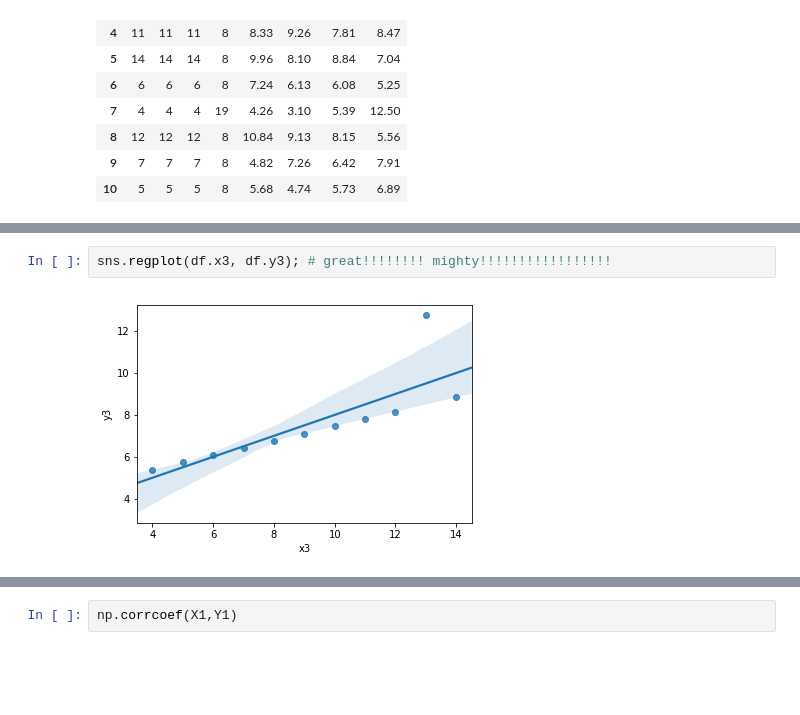
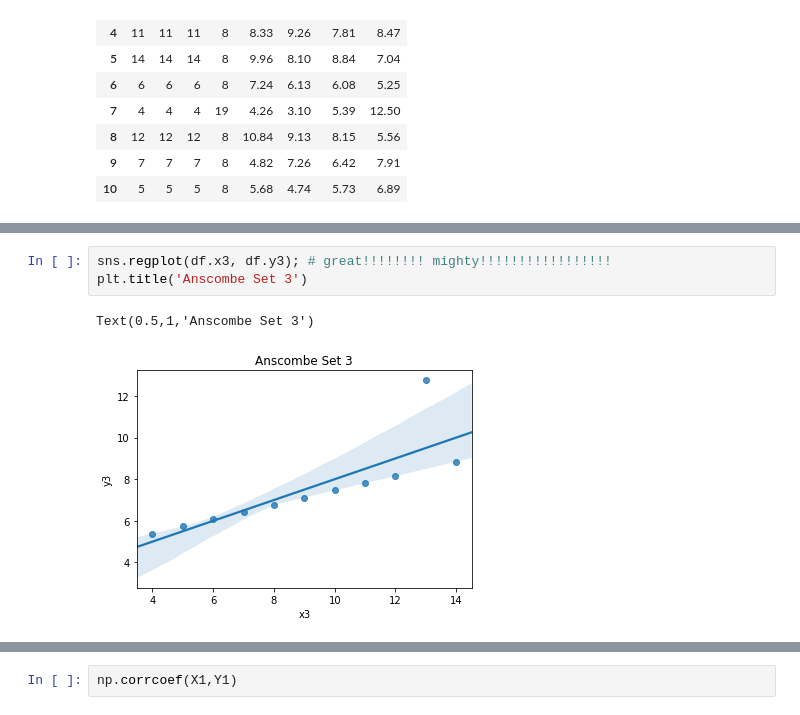
Before and after one commit to eamonnofarrell/AnscombesQuartetDataset, a Jupyter notebook: Assignment2018.ipynb, the cells around one changed output, grey strips where cells are left out. Drawn from its saved outputs; the diff is of its cells as text; blank space fills up the shorter version.

```diff
--- a/Assignment2018.ipynb
+++ b/Assignment2018.ipynb
@@ -58,4 +88,6 @@ sns.regplot(df.x2, df.y2); # great!!!!!!!! mighty!!!!!!!!!!!!!!!!!
 # %%
 sns.regplot(df.x3, df.y3); # great!!!!!!!! mighty!!!!!!!!!!!!!!!!!
+plt.title('Anscombe Set 3')
 # %% [output]
+Text(0.5,1,'Anscombe Set 3')
-[figure, old version]
+[figure, new version]
```
Also changed, not shown: parts of 17 cells of this notebook.
